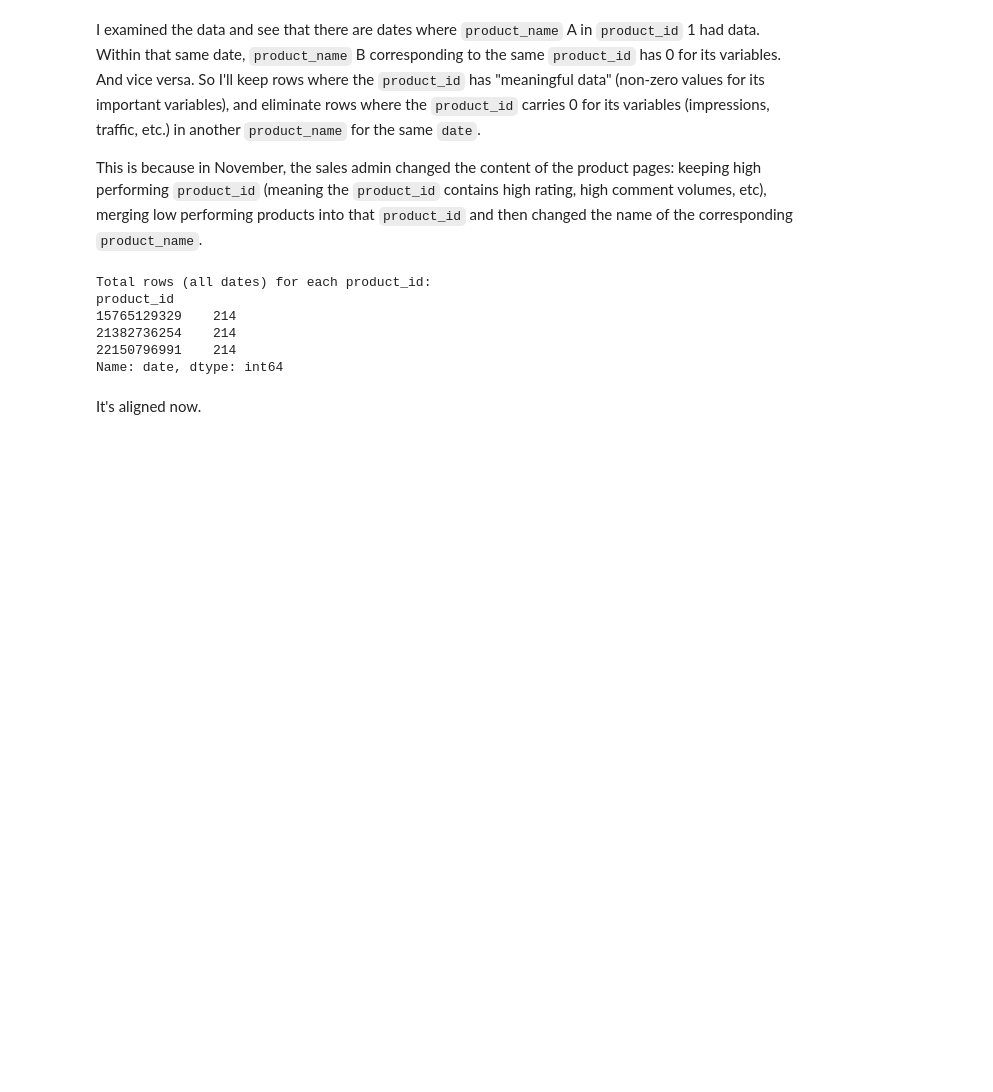
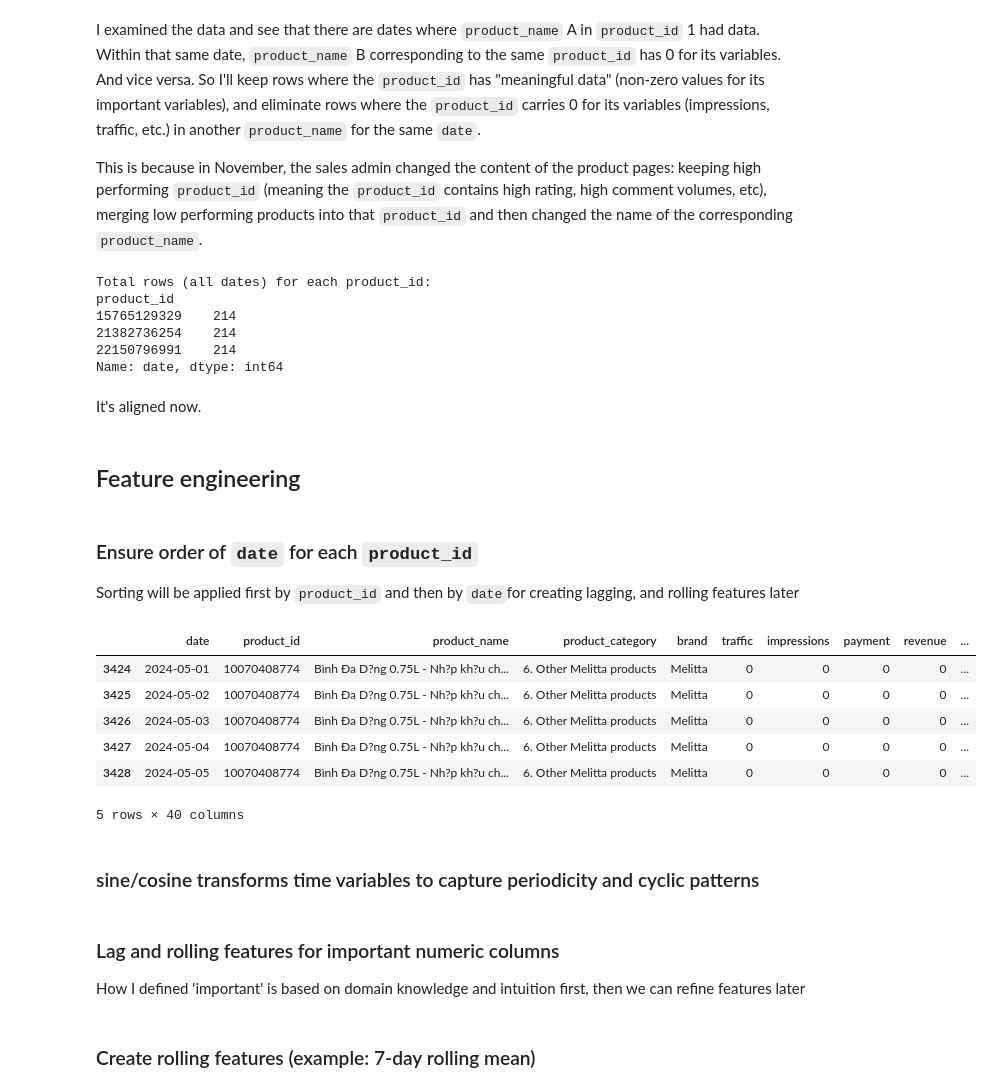
Before and after one commit to theneighbor73/ecommerce_sales_prediction_model, a Jupyter notebook: simple_ecom_sales_prediction_model.ipynb, the cells around one changed output. Saved outputs shown, nothing was run; the diff lists cells and outputs as text; code cells hidden in the pictures; blank space fills up the shorter version.

```diff
--- a/simple_ecom_sales_prediction_model.ipynb
+++ b/simple_ecom_sales_prediction_model.ipynb
@@ -210,3 +209,23 @@ demand = demand[~demand['product_id'].isin(misaligned_product_ids)]
 
 # Then, append the filtered DataFrame back
 demand = pd.concat([demand, filtered_demand], ignore_index=True)
+# %% [markdown]
+## Feature engineering
+# %% [markdown]
+### Ensure order of `date` for each `product_id`
+Sorting will be applied first by `product_id` and then by `date`for creating lagging, and rolling features later
+# %%
+# Sort the data by product_id and date
+demand = demand.sort_values(by=['product_id', 'date'])
+
+demand.head()
+# %% [output]
+|  | date | product_id | product_name | product_category | brand | traffic | impressions | payment | revenue | ... |
+| 3424 | 2024-05-01 | 10070408774 | Bình Ða D?ng 0.75L - Nh?p kh?u ch... | 6. Other Melitta products | Melitta | 0 | 0 | 0 | 0 | ... |
+| 3425 | 2024-05-02 | 10070408774 | Bình Ða D?ng 0.75L - Nh?p kh?u ch... | 6. Other Melitta products | Melitta | 0 | 0 | 0 | 0 | ... |
+| 3426 | 2024-05-03 | 10070408774 | Bình Ða D?ng 0.75L - Nh?p kh?u ch... | 6. Other Melitta products | Melitta | 0 | 0 | 0 | 0 | ... |
+| 3427 | 2024-05-04 | 10070408774 | Bình Ða D?ng 0.75L - Nh?p kh?u ch... | 6. Other Melitta products | Melitta | 0 | 0 | 0 | 0 | ... |
+| 3428 | 2024-05-05 | 10070408774 | Bình Ða D?ng 0.75L - Nh?p kh?u ch... | 6. Other Melitta products | Melitta | 0 | 0 | 0 | 0 | ... |
+5 rows × 40 columns
+# %% [markdown]
+### sine/cosine transforms time variables to capture periodicity and cyclic patterns
@@ -212,0 +249,3 @@ demand = pd.concat([demand, filtered_demand], ignore_index=True)
+# %% [markdown]
+### Lag and rolling features for important numeric columns
+How I defined 'important' is based on domain knowledge and intuition first, then we can refine features later
@@ -212,0 +262,2 @@ demand = pd.concat([demand, filtered_demand], ignore_index=True)
+# %% [markdown]
+### Create rolling features (example: 7-day rolling mean)
```
Also changed, not shown: parts of 35 cells of this notebook, 1 other file.
